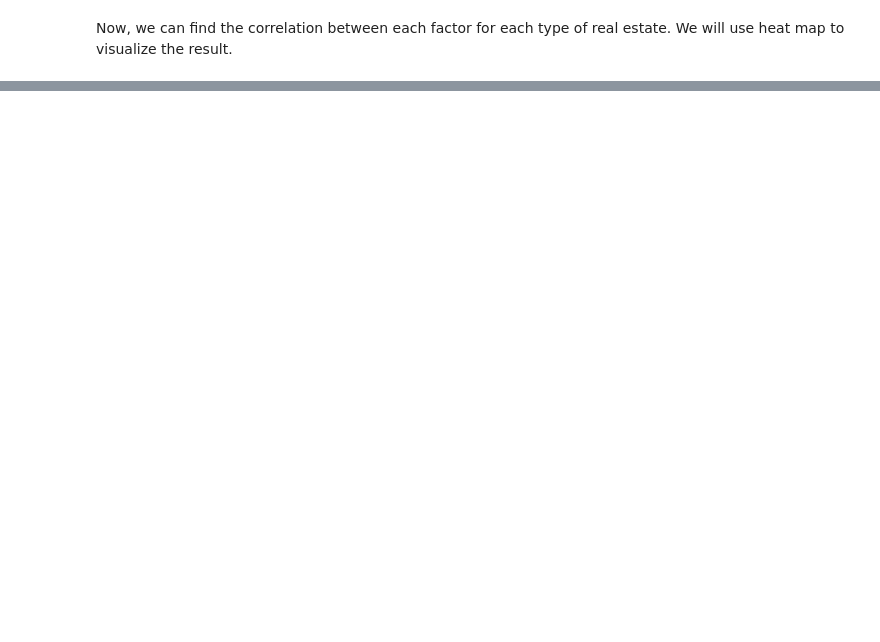
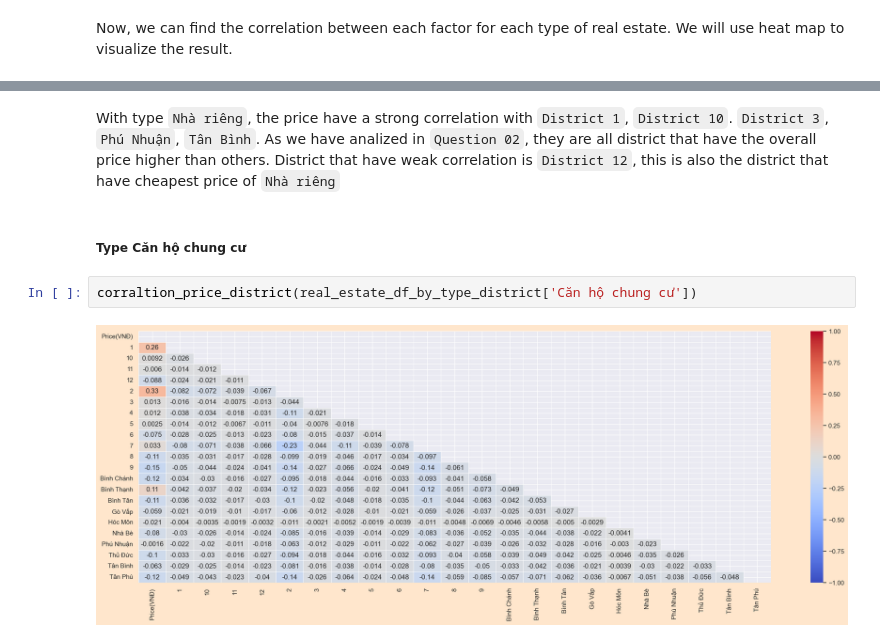
Before and after one commit to bonkh/I2DS_Final_Project, a Jupyter notebook: Notebook/Phase0.3_EDA_for_sale.ipynb, the cells around one changed output, grey strips where cells are left out. Saved outputs shown, nothing was run; the diff lists cells and outputs as text; blank space fills up the shorter version.

```diff
--- a/Notebook/Phase0.3_EDA_for_sale.ipynb
+++ b/Notebook/Phase0.3_EDA_for_sale.ipynb
@@ -458,0 +568,8 @@ Anyway, The realationship between `Price` with other factors are different betwe
+# %% [markdown]
+With type `Nhà riêng`, the price have a strong correlation with `District 1`, `District 10`. `District 3`, `Phú Nhuận`, `Tân Bình`. As we have analized in `Question 02`, they are all district that have the overall price higher than others. District that have weak correlation is `District 12`, this is also the district that have cheapest price of `Nhà riêng`
+# %% [markdown]
+##### **Type Căn hộ chung cư**
+# %%
+corraltion_price_district(real_estate_df_by_type_district['Căn hộ chung cư'])
+# %% [output]
+[figure, added]
```
Also changed, not shown: parts of 50 cells of this notebook, 4 other files.
